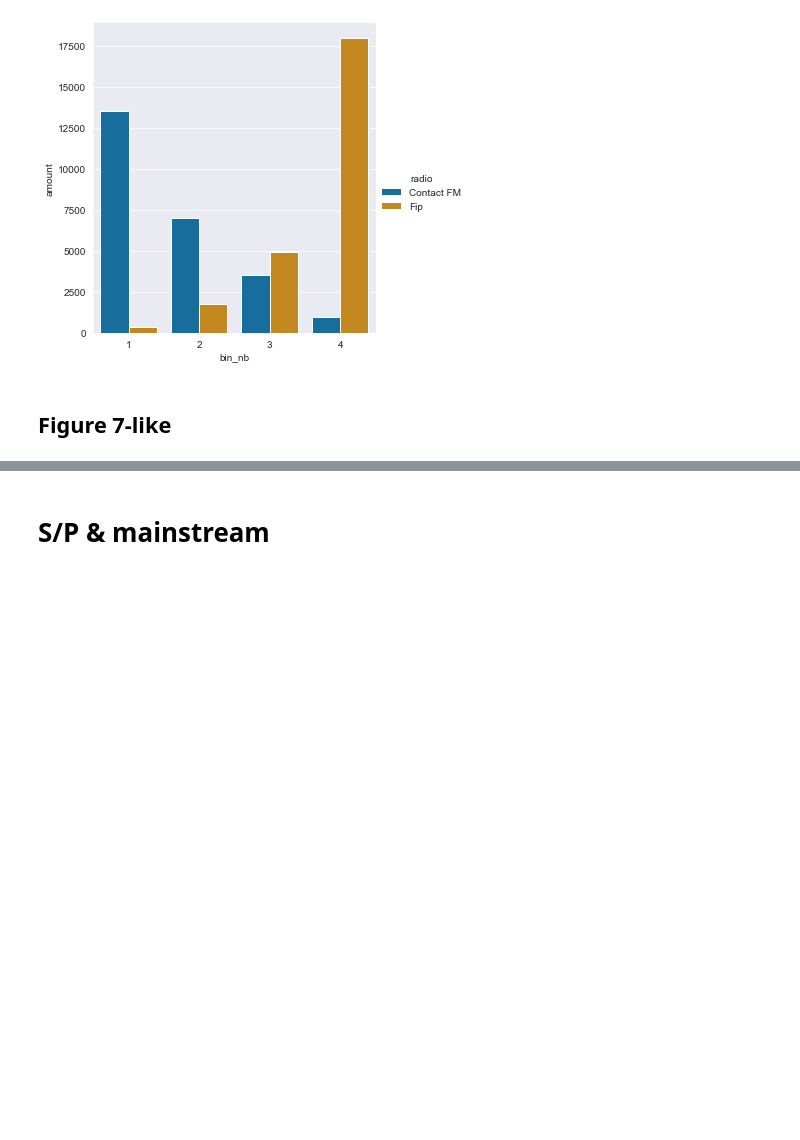
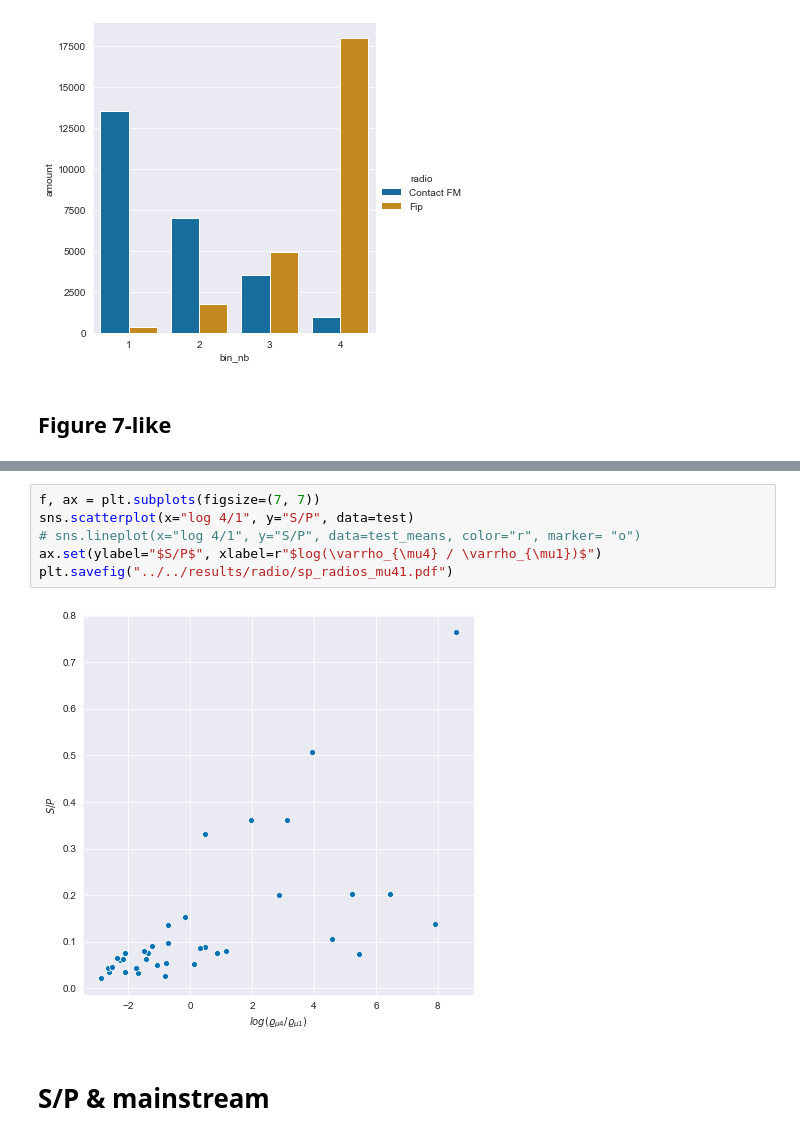
Before and after one commit to QuVil/cmb-recommendation, a Jupyter notebook: src/analysis/radio.ipynb, the cells around one changed output, grey strips where cells are left out. Drawn from its saved outputs; the diff is of its cells as text; blank space fills up the shorter version.

```diff
--- a/src/analysis/radio.ipynb
+++ b/src/analysis/radio.ipynb
@@ -312,3 +334,11 @@ test.corr(method="spearman")
+# %%
+f, ax = plt.subplots(figsize=(7, 7))
+sns.scatterplot(x="log 4/1", y="S/P", data=test)
+# sns.lineplot(x="log 4/1", y="S/P", data=test_means, color="r", marker= "o")
+ax.set(ylabel="$S/P$", xlabel=r"$log(\varrho_{\mu4} / \varrho_{\mu1})$")
+plt.savefig("../../results/radio/sp_radios_mu41.pdf")
+# %% [output]
+[figure, added]
 # %% [markdown]
 # S/P & mainstream
 # %% [markdown]
```
Also changed, not shown: parts of 8 cells of this notebook, 7 other files.
